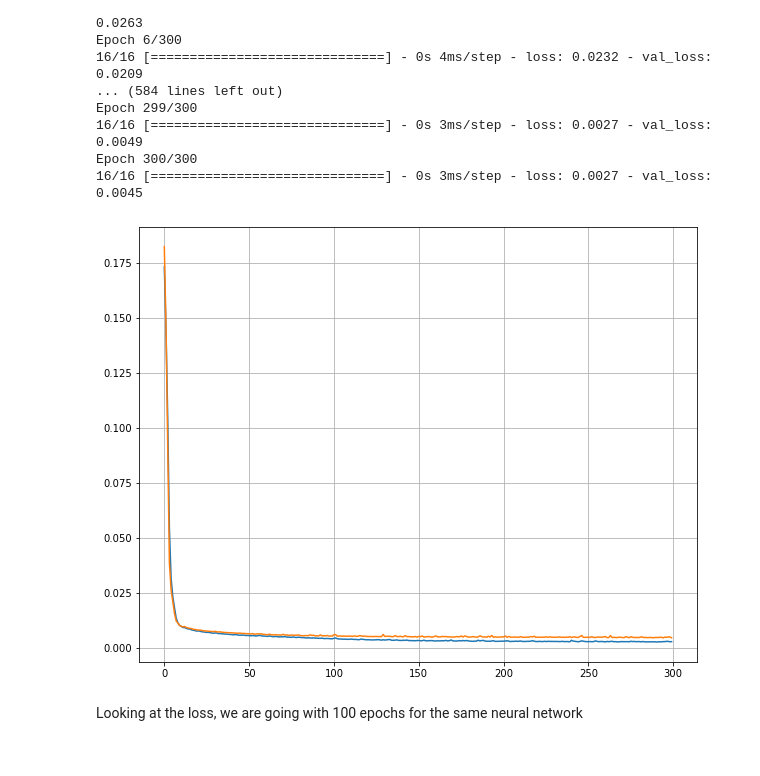
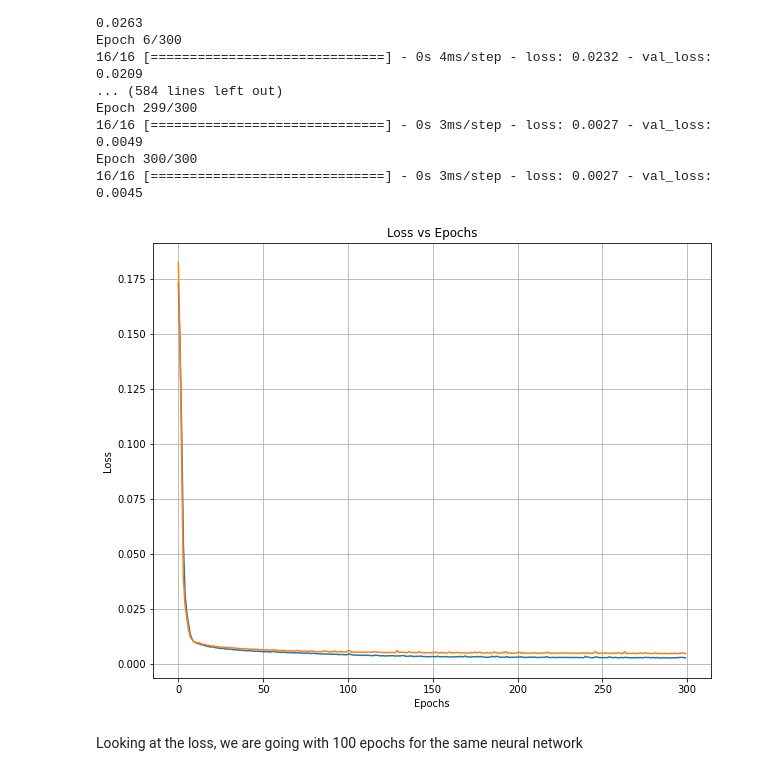
Before and after one commit to singhaditya8499/Machine-Learning, a Jupyter notebook: datasets/Auto_MPG/src/basic_nn.ipynb, the cells around one changed output. Saved outputs shown, nothing was run; the diff lists cells and outputs as text; code cells hidden in the pictures.

```diff
--- a/datasets/Auto_MPG/src/basic_nn.ipynb
+++ b/datasets/Auto_MPG/src/basic_nn.ipynb
@@ -186,10 +229,13 @@ Epoch 300/300
 # %%
 plt.figure(figsize = (10,8))
 plt.plot(history.history['loss'])
 plt.plot(history.history['val_loss'])
+plt.xlabel('Epochs')
+plt.ylabel('Loss')
+plt.title('Loss vs Epochs')
 plt.grid()
 # %% [output]
-[figure, old version]
+[figure, new version]
 # %% [markdown]
 Looking at the loss, we are going with 100 epochs for the same neural network
 # %%
```
Also changed, not shown: parts of 18 cells of this notebook.
